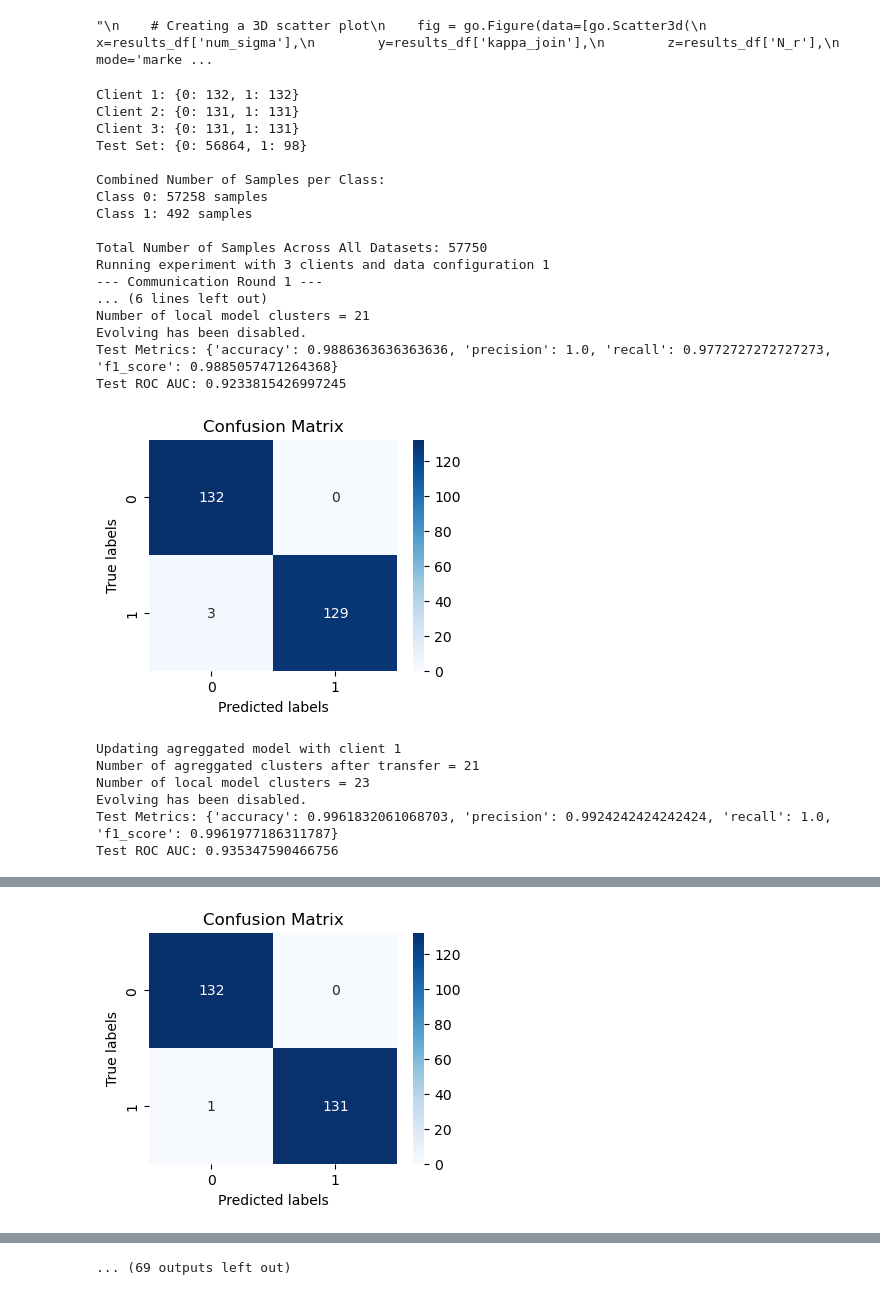
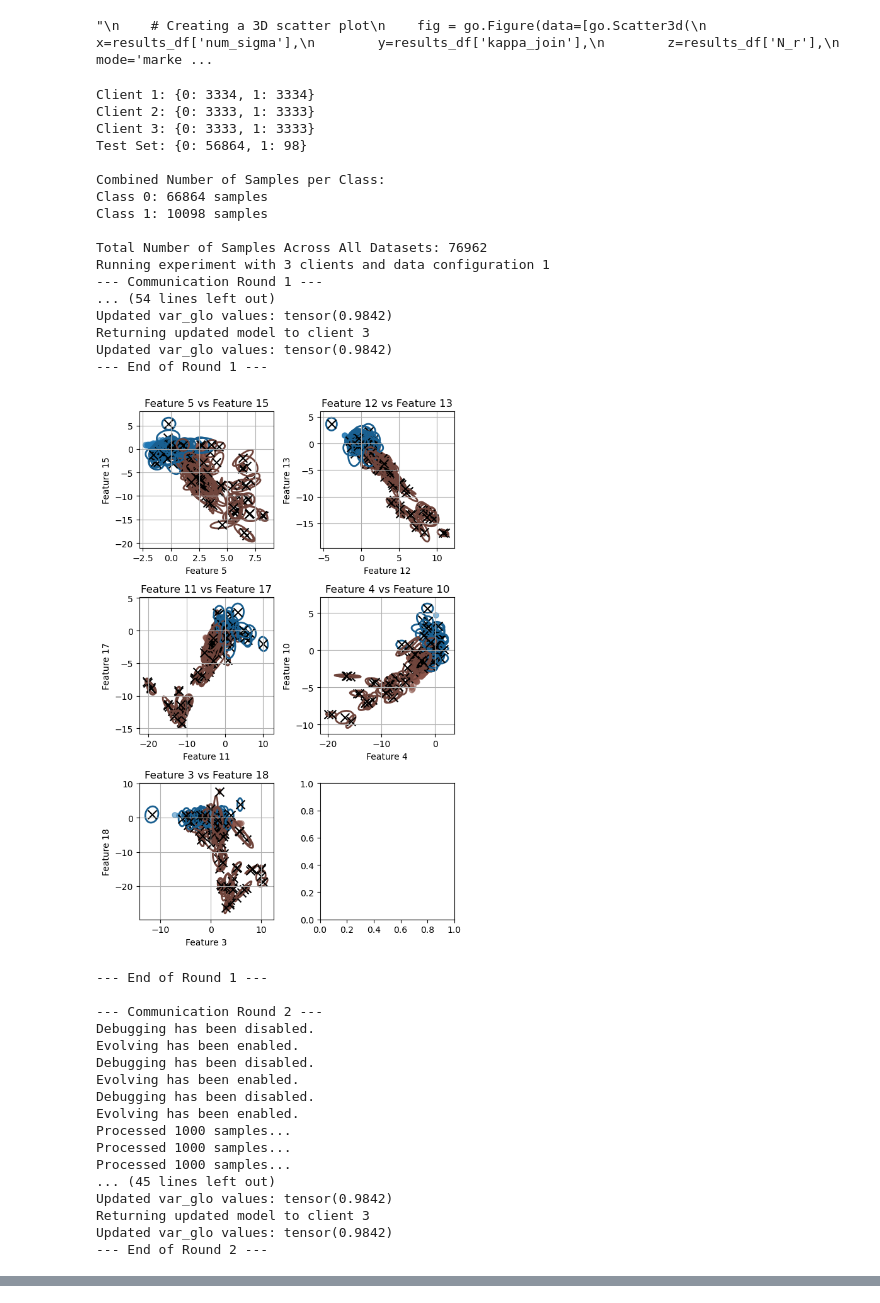
Before and after one commit to mihaozbot/eGAUSSp_Python, a Jupyter notebook: credit_fraud_experiment.ipynb, the cells around one changed output, grey strips where cells are left out. Saved outputs shown, nothing was run; the diff lists cells and outputs as text; code cells hidden in the pictures.

Commit message:
This works but i want to randomize for each round... backup

```diff
--- a/credit_fraud_experiment.ipynb
+++ b/credit_fraud_experiment.ipynb
@@ -165,11 +165,11 @@ local_model_params = {
     "feature_dim": 30,
     "num_classes": 2,
     "kappa_n": 1,
-    "num_sigma": 2,
-    "kappa_join": 1,
+    "num_sigma": 10,
+    "kappa_join": 0.5,
     "S_0": 1e-10,
-    "N_r": 2,
-    "c_max": 100,
+    "N_r": 4,
+    "c_max": 200,
     "num_samples": 100,
     "device": device
 }
@@ -178,11 +178,11 @@ federated_model_params = {
     "feature_dim": 30,
     "num_classes": 2,
     "kappa_n": 1,
-    "num_sigma": 2,
-    "kappa_join": 1,
+    "num_sigma": 10,
+    "kappa_join": 0.5,
     "S_0": 1e-10,
-    "N_r": 2,
-    "c_max": 100,
+    "N_r": 4,
+    "c_max": 300,
     "num_samples": 100,
     "device": device
 }
@@ -270,7 +270,7 @@ def run_experiment(num_clients, num_rounds, clients_data, test_data):
         # Update federated model with local models
         for client_idx, client_model in enumerate(local_models):
 
-            print(f"Number of local model clusters = {sum(client_model.n[0:client_model.c]> client_model.kappa_n)}")
+            print(f"Number of local model clusters = {sum(client_model.n[0:client_model.c]> 0)}")
             # Run the forward function on the training data
 
 
@@ -279,7 +279,7 @@ def run_experiment(num_clients, num_rounds, clients_data, test_data):
             roc_auc = calculate_roc_auc(all_scores, clients_data[client_idx])
             print(f"Test Metrics: {binary}")
             print(f"Test ROC AUC: {roc_auc}")
-            plot_confusion_matrix(pred_max, clients_data[client_idx])
+           # plot_confusion_matrix(pred_max, clients_data[client_idx])
 
 
             #client_model.federal_agent.federated_merging()
@@ -346,8 +346,8 @@ def run_experiment(num_clients, num_rounds, clients_data, test_data):
             #local_models[client_idx] = federated_model
 
             local_models[client_idx].federal_agent.merge_model_privately(federated_model, federated_model.kappa_n)
-            #local_models[client_idx].score = torch.ones_like(local_models[client_idx].score)
-            #local_models[client_idx].num_pred = torch.zeros_like(local_models[client_idx].score)
+            local_models[client_idx].score = torch.ones_like(local_models[client_idx].score)
+            local_models[client_idx].num_pred = torch.zeros_like(local_models[client_idx].score)
 
             #local_models[client_idx].federal_agent.federated_merging()
 
@@ -390,7 +390,7 @@ data_config_indices = [1, 3, 1]  # Replace with your actual data configuration i
 
 # Assuming local_models, client_train, federated_model, and test_data are already defined
 # Number of communication rounds
-num_rounds = 10
+num_rounds = 100
 profiler = False
 experiments = []
 # Running the experiment
@@ -399,7 +399,7 @@ for num_clients in client_counts:
         if data_config_index == 1:
             X = data.iloc[:, :-1].values
             y = data.iloc[:, -1].values
-            client_train, test_data, all_data = prepare_dataset(X, y, num_clients, balance = 'centroids')
+            client_train, test_data, all_data = prepare_dataset(X, y, num_clients, balance = 'random')
                     #'random': RandomUnderSampler(random_state=None),
                     #'tomek': TomekLinks(),
                     #'centroids': ClusterCentroids(random_state=None),
@@ -414,54 +414,65 @@ for num_clients in client_counts:
         if data_config_index == 3:
             X = data.iloc[:, :-1].values
             y = data.iloc[:, -1].values
-            client_train, test_data, all_data = prepare_dataset(X, y, num_clients, balance = 'function_sampler')
+            client_train, test_data, all_data = prepare_dataset(X, y, num_clients, balance = None)
 
         display_dataset_split(client_train, test_data)
 
         print(f"Running experiment with {num_clients} clients and data configuration {data_config_index}")
         if profiler:
 
             import cProfile
             %load_ext memory_profiler
             import yappi
 
             print(f"... with profiler")
             pr = cProfile.Profile()
             pr.enable()
             yappi.start()
             metrics =  run_experiment(num_clients, num_rounds, client_train, test_data)
             yappi.stop()
             pr.disable()
 
             pr.print_stats(sort='cumtime')
             yappi.get_thread_stats().print_all()
             yappi.get_func_stats().print_all()
 
         else:
             metrics = run_experiment(num_clients, num_rounds, client_train, test_data)
             experiments.append(metrics)
 # %% [output]
-Client 1: {0: 132, 1: 132}
-Client 2: {0: 131, 1: 131}
-Client 3: {0: 131, 1: 131}
+Client 1: {0: 3334, 1: 3334}
+Client 2: {0: 3333, 1: 3333}
+Client 3: {0: 3333, 1: 3333}
 Test Set: {0: 56864, 1: 98}
 
 Combined Number of Samples per Class:
-Class 0: 57258 samples
-Class 1: 492 samples
+Class 0: 66864 samples
+Class 1: 10098 samples
 
-Total Number of Samples Across All Datasets: 57750
+Total Number of Samples Across All Datasets: 76962
 Running experiment with 3 clients and data configuration 1
 --- Communication Round 1 ---
-... (6 lines left out)
-Number of local model clusters = 21
-Evolving has been disabled.
-Test Metrics: {'accuracy': 0.9886363636363636, 'precision': 1.0, 'recall': 0.9772727272727273, 'f1_score': 0.9885057471264368}
-Test ROC AUC: 0.9233815426997245
+... (54 lines left out)
+Updated var_glo values: tensor(0.9842)
+Returning updated model to client 3
+Updated var_glo values: tensor(0.9842)
+--- End of Round 1 ---
-[figure, old version]
+[figure, new version]
-Updating agreggated model with client 1
-Number of agreggated clusters after transfer = 21
-Number of local model clusters = 23
-Evolving has been disabled.
-Test Metrics: {'accuracy': 0.9961832061068703, 'precision': 0.9924242424242424, 'recall': 1.0, 'f1_score': 0.9961977186311787}
-Test ROC AUC: 0.935347590466756
+--- End of Round 1 ---
+
+--- Communication Round 2 ---
+Debugging has been disabled.
+Evolving has been enabled.
+Debugging has been disabled.
+Evolving has been enabled.
+Debugging has been disabled.
+Evolving has been enabled.
+Processed 1000 samples...
+Processed 1000 samples...
+Processed 1000 samples...
+... (45 lines left out)
+Updated var_glo values: tensor(0.9842)
+Returning updated model to client 3
+Updated var_glo values: tensor(0.9842)
+--- End of Round 2 ---
@@ -502 +532,0 @@ Test ROC AUC: 0.959366391184573
-[figure, removed]
@@ -510,4 +533,3 @@ Test ROC AUC: 0.9547811899073481
-... (69 outputs left out)
 # %%
 print("All Rounds Completed. Metrics Collected:")
 for metric in metrics:
```
Also changed, not shown: parts of 1 cell of this notebook, 8 other files.
